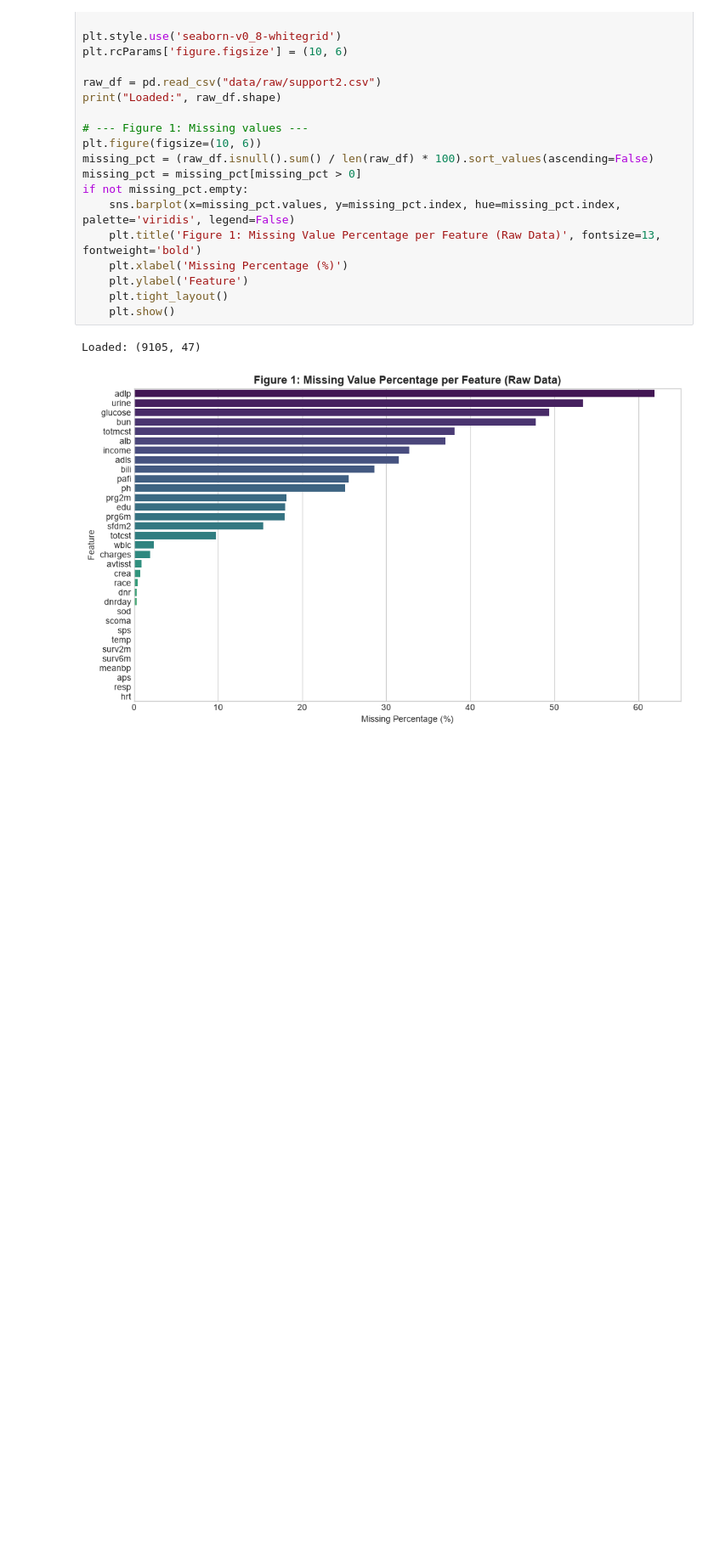
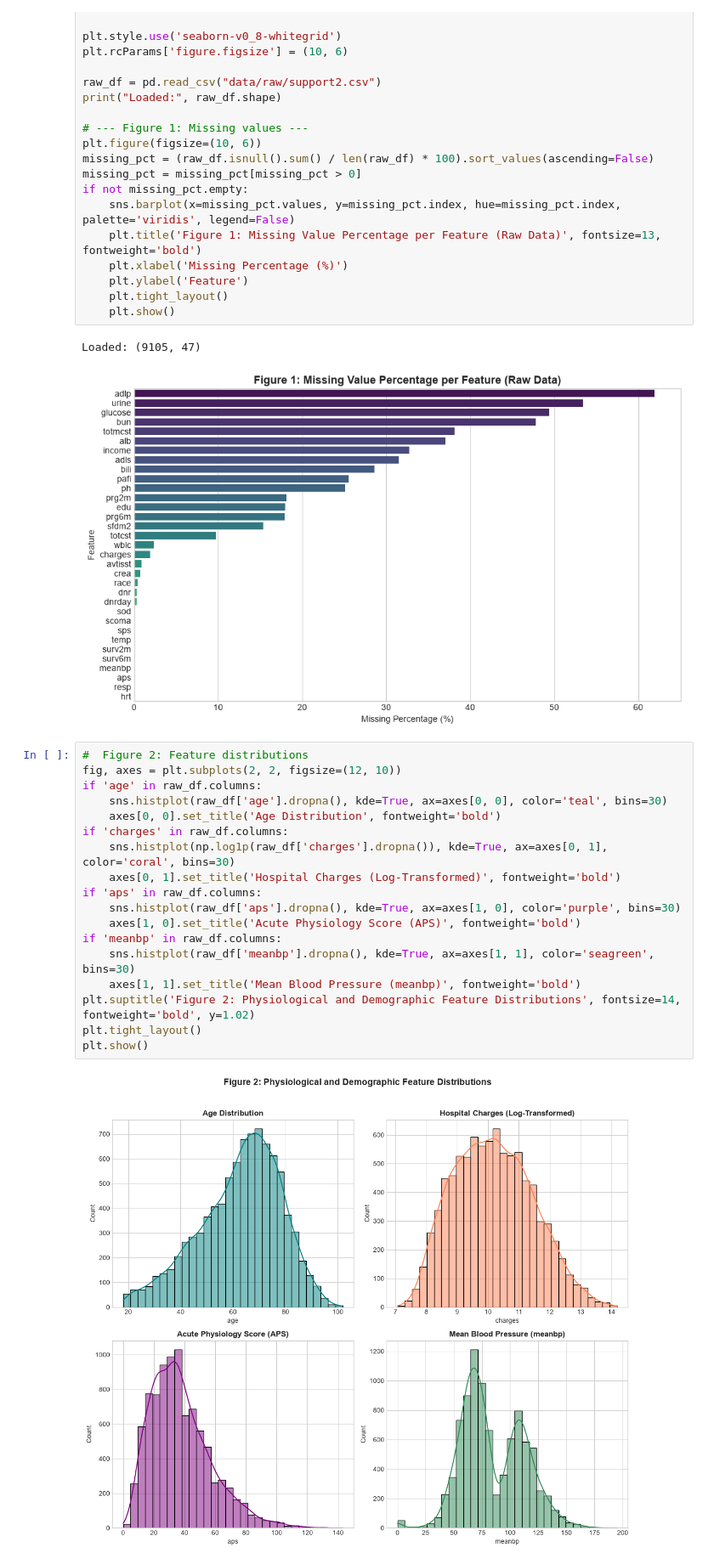
Before and after one commit to SrikarKurani/ENGE707-Dr-House, a Jupyter notebook: task4.ipynb, the cells around one changed output. Shown at 85% size. Saved outputs shown, nothing was run; the diff lists cells and outputs as text; blank space fills up the shorter version.

Commit message:
Task 4: feature distribution histograms

```diff
--- a/task4.ipynb
+++ b/task4.ipynb
@@ -24,3 +24,23 @@ if not missing_pct.empty:
 # %% [output]
 Loaded: (9105, 47)
 [figure]
+# %%
+#  Figure 2: Feature distributions
+fig, axes = plt.subplots(2, 2, figsize=(12, 10))
+if 'age' in raw_df.columns:
+    sns.histplot(raw_df['age'].dropna(), kde=True, ax=axes[0, 0], color='teal', bins=30)
+    axes[0, 0].set_title('Age Distribution', fontweight='bold')
+if 'charges' in raw_df.columns:
+    sns.histplot(np.log1p(raw_df['charges'].dropna()), kde=True, ax=axes[0, 1], color='coral', bins=30)
+    axes[0, 1].set_title('Hospital Charges (Log-Transformed)', fontweight='bold')
+if 'aps' in raw_df.columns:
+    sns.histplot(raw_df['aps'].dropna(), kde=True, ax=axes[1, 0], color='purple', bins=30)
+    axes[1, 0].set_title('Acute Physiology Score (APS)', fontweight='bold')
+if 'meanbp' in raw_df.columns:
+    sns.histplot(raw_df['meanbp'].dropna(), kde=True, ax=axes[1, 1], color='seagreen', bins=30)
+    axes[1, 1].set_title('Mean Blood Pressure (meanbp)', fontweight='bold')
+plt.suptitle('Figure 2: Physiological and Demographic Feature Distributions', fontsize=14, fontweight='bold', y=1.02)
+plt.tight_layout()
+plt.show()
+# %% [output]
+[figure, added]
```
